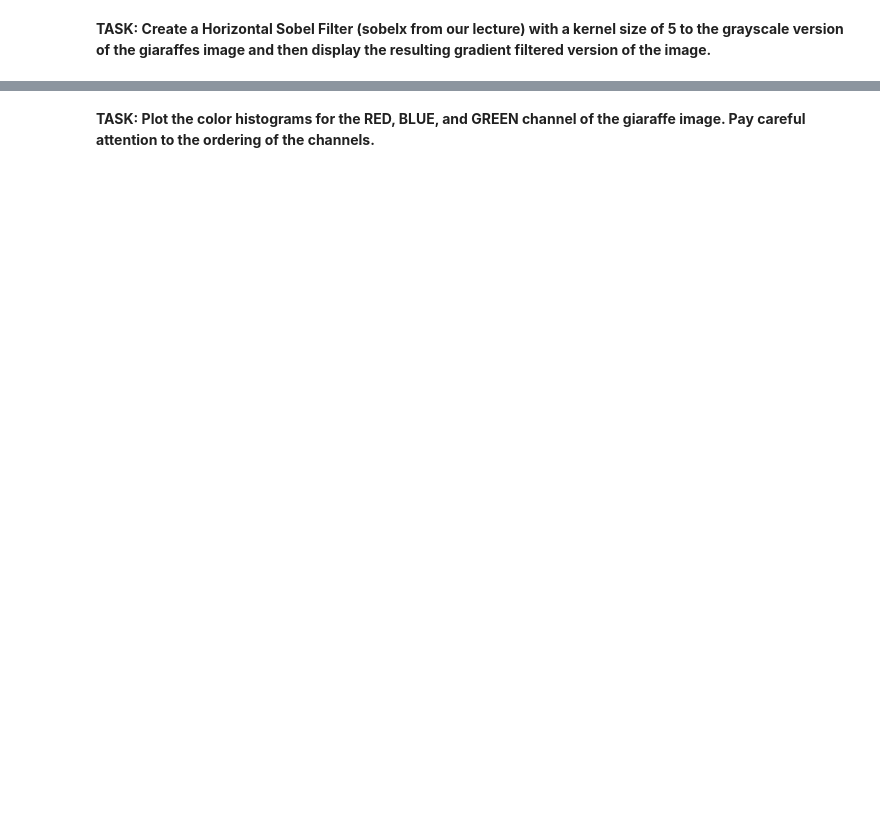
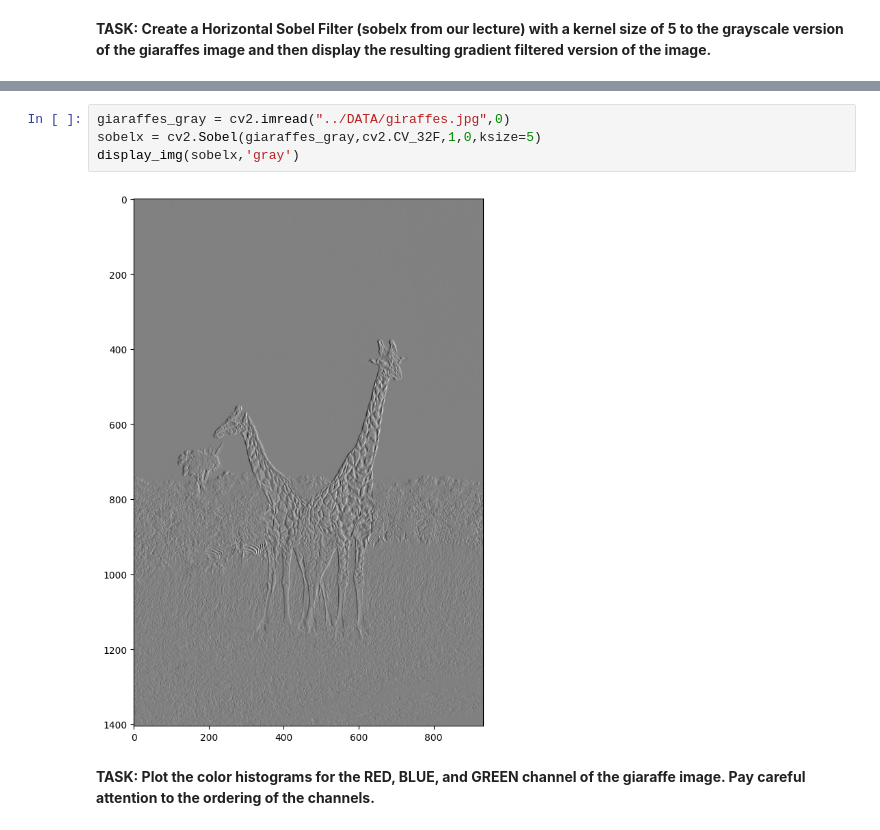
Before and after one commit to VishnuRathore98/Computer-Vision-with-OpenCV-and-Deep-Learning, a Jupyter notebook: Section - 3: Image Processing/07-Image-Processing-Assessment.ipynb, the cells around one changed output, grey strips where cells are left out. Drawn from its saved outputs; the diff is of its cells as text; blank space fills up the shorter version.

```diff
--- a/Section - 3: Image Processing/07-Image-Processing-Assessment.ipynb
+++ b/Section - 3: Image Processing/07-Image-Processing-Assessment.ipynb
@@ -71,2 +66,8 @@ array([[0.1, 0.1, 0.1, 0.1],
+# %%
+giaraffes_gray = cv2.imread("../DATA/giraffes.jpg",0)
+sobelx = cv2.Sobel(giaraffes_gray,cv2.CV_32F,1,0,ksize=5)
+display_img(sobelx,'gray')
+# %% [output]
+[figure, added]
 # %% [markdown]
 **TASK: Plot the color histograms for the RED, BLUE, and GREEN channel of the giaraffe image. Pay careful attention to the ordering of the channels.**
```
Also changed, not shown: parts of 10 cells of this notebook, 1 other file.
